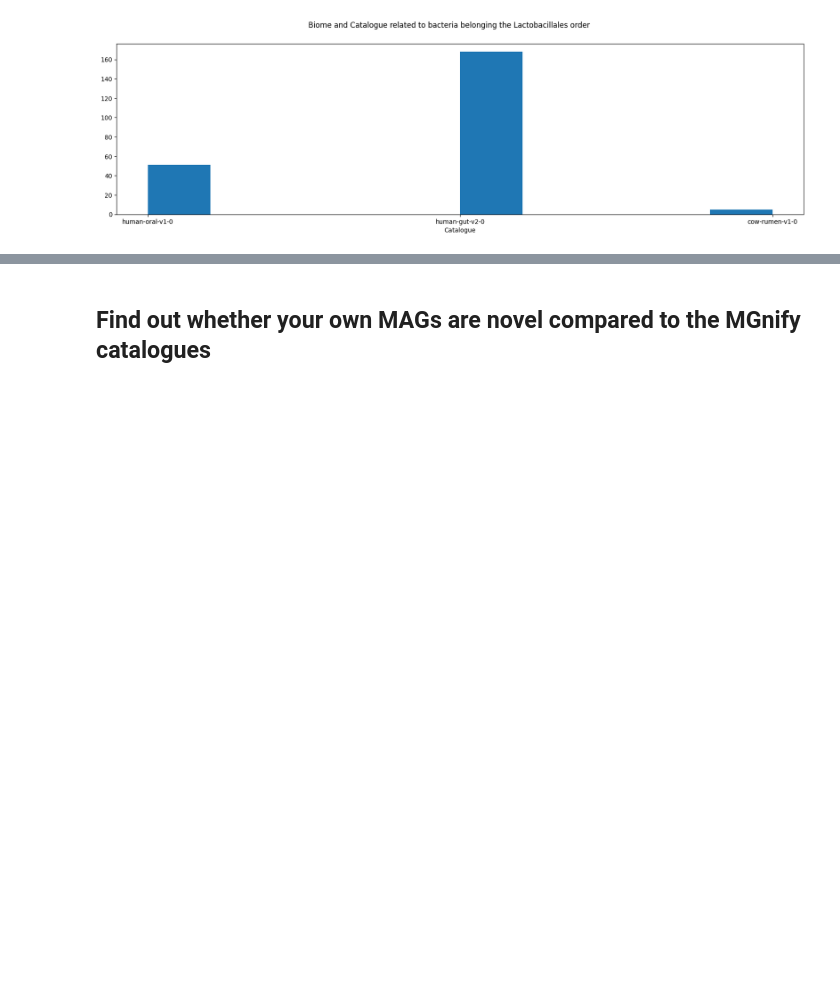
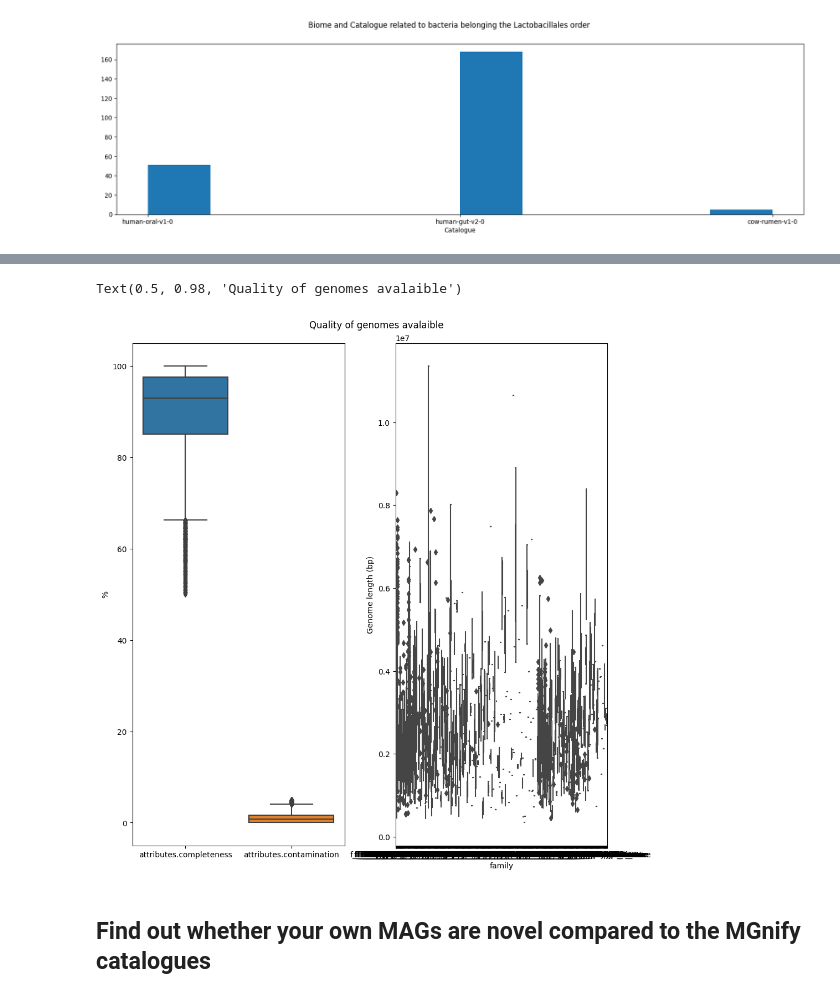
Before and after one commit to EBI-Metagenomics/notebooks, a Jupyter notebook: notebooks-src/notebooks/Python Examples/genome_search_example.ipynb, the cells around one changed output, grey strips where cells are left out. Saved outputs shown, nothing was run; the diff lists cells and outputs as text; code cells hidden in the pictures; blank space fills up the shorter version.

```diff
--- a/notebooks-src/notebooks/Python Examples/genome_search_examples.ipynb
+++ b/notebooks-src/notebooks/Python Examples/genome_search_example.ipynb
@@ -568,0 +575,2 @@ Text(0.5, 0.98, 'Biome and Catalogue related to bacteria belonging the Lactobaci
+# %%
+test_df = all_df1.toPandas()
@@ -569,3 +589,28 @@ Text(0.5, 0.98, 'Biome and Catalogue related to bacteria belonging the Lactobaci
+# %%
+fig = plt.figure(figsize=(10, 10), layout="constrained")
+spec = fig.add_gridspec(1, 2)
+
+ax00 = fig.add_subplot(spec[0, 0])
+sns.boxplot(data=test_df[['attributes.completeness', 'attributes.contamination']])
+#sns.boxplot(data=test_df['attributes.completeness', 'attributes.contamination'])
+plt.ylabel("%")
+
+ax01 = fig.add_subplot(spec[0, 1])
+sns.boxplot(data=test_df, x='family', y='attributes.length')
+plt.ylabel("Genome length (bp)")
+#plt.xlabel("Family of the Lactobacillales order")
+
+#ax20 = fig.add_subplot(spec[2, 0])
+#sns.boxplot(data=lactobacillales_df, x='family', y='attributes.gc-content')
+#plt.ylabel("GC-content (%)")
+#plt.xlabel("Family of the Lactobacillales order")
+
+
+fig.suptitle('Quality of genomes avalaible')
+#plt.savefig("outputs/lactobacillales_1.png",transparent=True)
+# %% [output]
+Text(0.5, 0.98, 'Quality of genomes avalaible')
+[figure, added]
 # %% [markdown]
 ## Find out whether your own MAGs are novel compared to the MGnify catalogues
 # %% [markdown]
```
Also changed, not shown: parts of 4 cells of this notebook.
